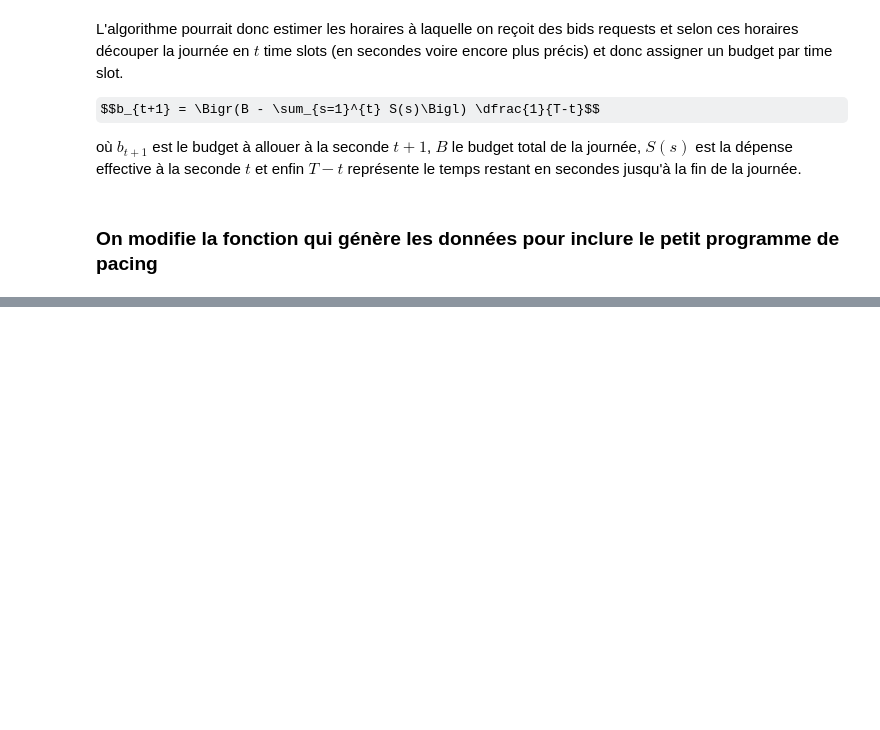
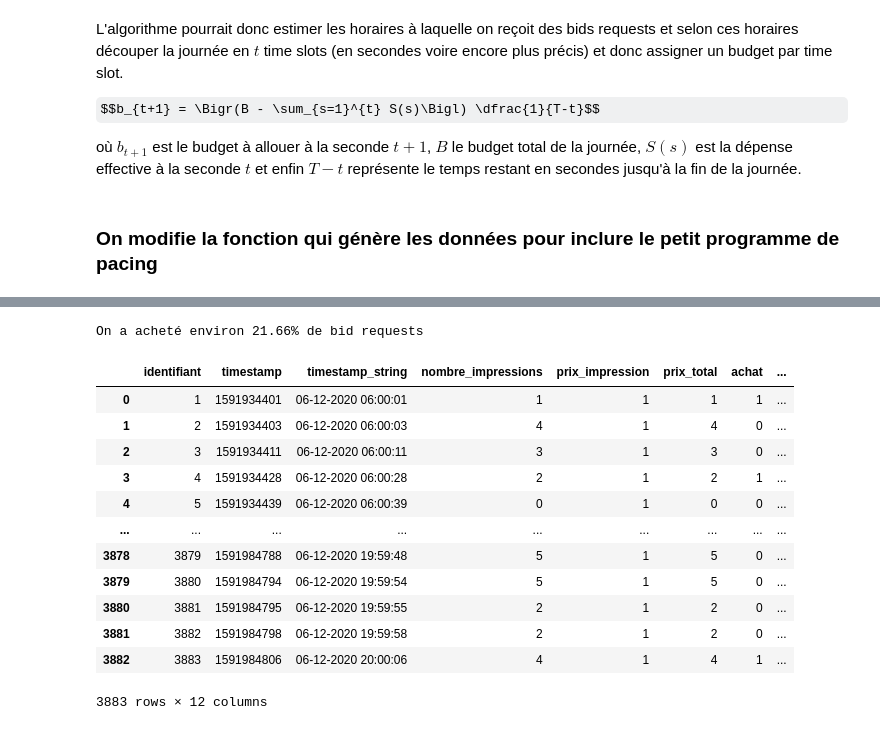
Before and after one commit to ThomasM-mecen/Displayce_internship, a Jupyter notebook: Pacing/Pacing_simulation_v4.ipynb, the cells around one changed output, grey strips where cells are left out. Drawn from its saved outputs; the diff is of its cells as text; code cells hidden in the pictures; some formulas as TeX source; blank space fills up the shorter version.

```diff
--- a/Pacing/Pacing_simulation_v4.ipynb
+++ b/Pacing/Pacing_simulation_v4.ipynb
@@ -299,0 +316,25 @@ df.head(10)
+# %%
+prop = df.achat.sum()*100/len(df)
+print(f"On a acheté environ {round(prop,2)}% de bid requests")
+# %% [output]
+On a acheté environ 21.66% de bid requests
+# %%
+df['depense_effective'] =  df['achat']*df['prix_total']
+# %%
+df['Date'] = pd.to_datetime(df['timestamp_string'], errors='coerce')
+# %%
+df
+# %% [output]
+|  | identifiant | timestamp | timestamp_string | nombre_impressions | prix_impression | prix_total | achat | ... |
+| 0 | 1 | 1591934401 | 06-12-2020 06:00:01 | 1 | 1 | 1 | 1 | ... |
+| 1 | 2 | 1591934403 | 06-12-2020 06:00:03 | 4 | 1 | 4 | 0 | ... |
+| 2 | 3 | 1591934411 | 06-12-2020 06:00:11 | 3 | 1 | 3 | 0 | ... |
+| 3 | 4 | 1591934428 | 06-12-2020 06:00:28 | 2 | 1 | 2 | 1 | ... |
+| 4 | 5 | 1591934439 | 06-12-2020 06:00:39 | 0 | 1 | 0 | 0 | ... |
+| ... | ... | ... | ... | ... | ... | ... | ... | ... |
+| 3878 | 3879 | 1591984788 | 06-12-2020 19:59:48 | 5 | 1 | 5 | 0 | ... |
+| 3879 | 3880 | 1591984794 | 06-12-2020 19:59:54 | 5 | 1 | 5 | 0 | ... |
+| 3880 | 3881 | 1591984795 | 06-12-2020 19:59:55 | 2 | 1 | 2 | 0 | ... |
+| 3881 | 3882 | 1591984798 | 06-12-2020 19:59:58 | 2 | 1 | 2 | 0 | ... |
+| 3882 | 3883 | 1591984806 | 06-12-2020 20:00:06 | 4 | 1 | 4 | 1 | ... |
+3883 rows × 12 columns
```
Also changed, not shown: parts of 13 cells of this notebook, 1 other file.
